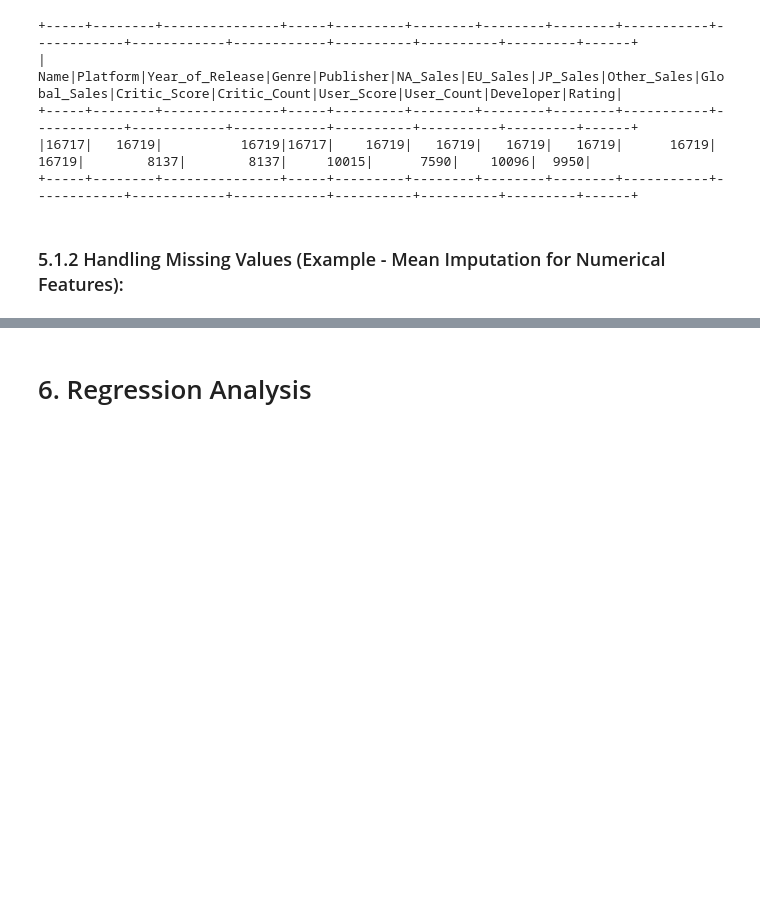
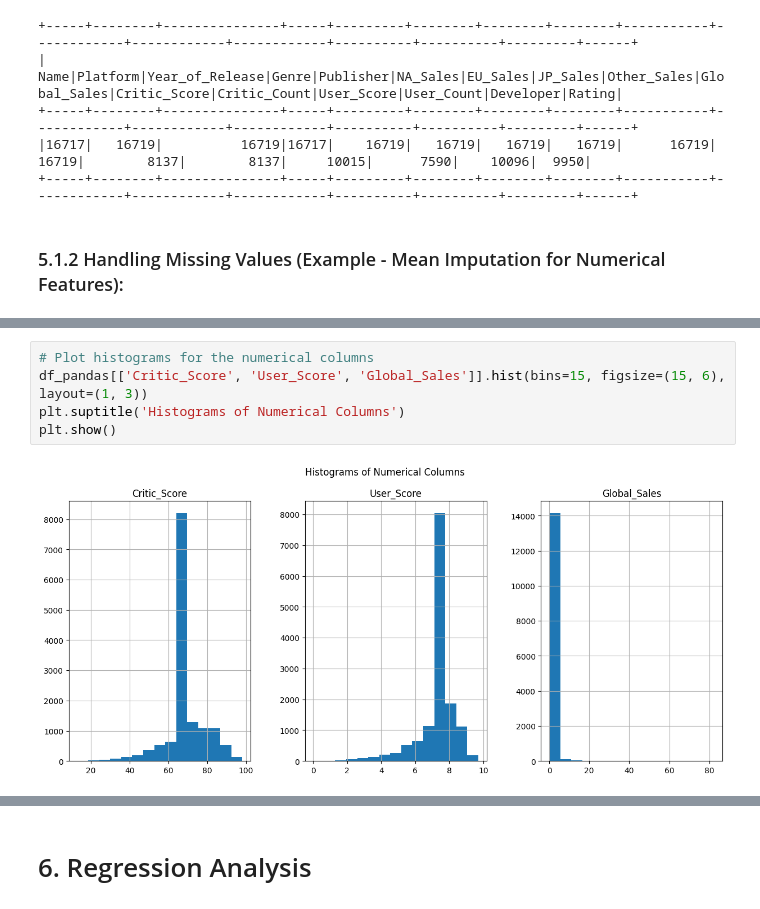
Before and after one commit to rupace10/STW7082CEM_Big_Data_Management_and_Data_Visualisation, a Jupyter notebook: main.ipynb, the cells around one changed output, grey strips where cells are left out. Drawn from its saved outputs; the diff is of its cells as text; blank space fills up the shorter version.

```diff
--- a/main.ipynb
+++ b/main.ipynb
@@ -244,0 +253,7 @@ root
+# %%
+# Plot histograms for the numerical columns
+df_pandas[['Critic_Score', 'User_Score', 'Global_Sales']].hist(bins=15, figsize=(15, 6), layout=(1, 3))
+plt.suptitle('Histograms of Numerical Columns')
+plt.show()
+# %% [output]
+[figure, added]
```
Also changed, not shown: parts of 28 cells of this notebook, 7 other files.
